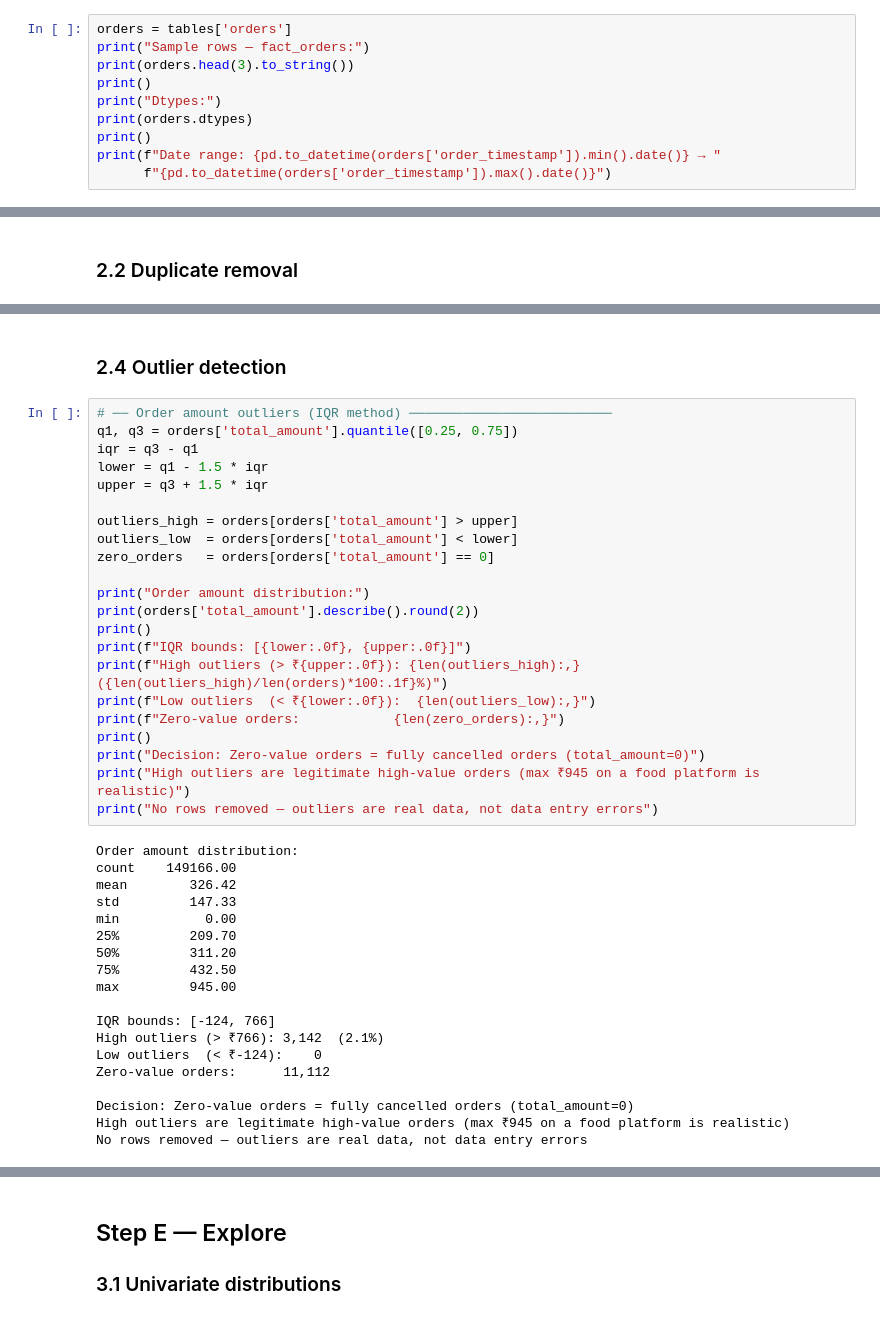
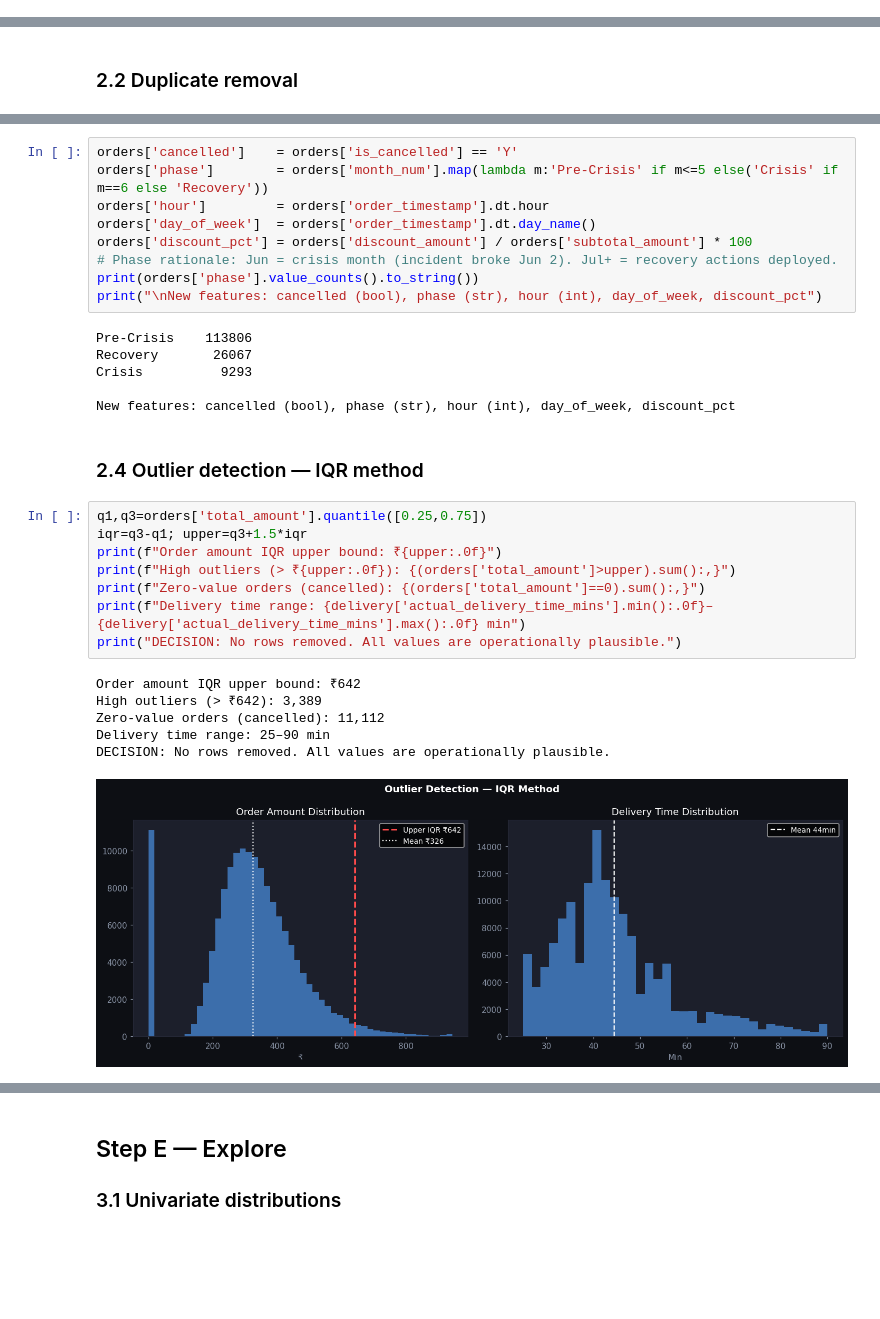
Before and after one commit to aman-24052001/quickbite-crisis-recovery-analysis, a Jupyter notebook: notebooks/quickbite_osemn_analysis.ipynb, the cells around one changed output, grey strips where cells are left out. Saved outputs shown, nothing was run; the diff lists cells and outputs as text; blank space fills up the shorter version.

Commit message:
feat: fully executed OSEMN notebook with 11 embedded charts — all outputs visible on GitHub

```diff
--- a/notebooks/quickbite_osemn_analysis.ipynb
+++ b/notebooks/quickbite_osemn_analysis.ipynb
@@ -115,10 +17,0 @@ Columns in fact_orders:
-# %%
-orders = tables['orders']
-print("Sample rows — fact_orders:")
-print(orders.head(3).to_string())
-print()
-print("Dtypes:")
-print(orders.dtypes)
-print()
-print(f"Date range: {pd.to_datetime(orders['order_timestamp']).min().date()} → "
-      f"{pd.to_datetime(orders['order_timestamp']).max().date()}")
@@ -291,43 +61,32 @@ After ordinal encoding:
+# %%
+orders['cancelled']    = orders['is_cancelled'] == 'Y'
+orders['phase']        = orders['month_num'].map(lambda m:'Pre-Crisis' if m<=5 else('Crisis' if m==6 else 'Recovery'))
+orders['hour']         = orders['order_timestamp'].dt.hour
+orders['day_of_week']  = orders['order_timestamp'].dt.day_name()
+orders['discount_pct'] = orders['discount_amount'] / orders['subtotal_amount'] * 100
+# Phase rationale: Jun = crisis month (incident broke Jun 2). Jul+ = recovery actions deployed.
+print(orders['phase'].value_counts().to_string())
+print("\nNew features: cancelled (bool), phase (str), hour (int), day_of_week, discount_pct")
+# %% [output]
+Pre-Crisis    113806
+Recovery       26067
+Crisis          9293
+
+New features: cancelled (bool), phase (str), hour (int), day_of_week, discount_pct
 # %% [markdown]
-### 2.4 Outlier detection
+### 2.4 Outlier detection — IQR method
 # %%
-# ── Order amount outliers (IQR method) ──────────────────────────
-q1, q3 = orders['total_amount'].quantile([0.25, 0.75])
-iqr = q3 - q1
-lower = q1 - 1.5 * iqr
-upper = q3 + 1.5 * iqr
-
-outliers_high = orders[orders['total_amount'] > upper]
-outliers_low  = orders[orders['total_amount'] < lower]
-zero_orders   = orders[orders['total_amount'] == 0]
-
-print("Order amount distribution:")
-print(orders['total_amount'].describe().round(2))
-print()
-print(f"IQR bounds: [{lower:.0f}, {upper:.0f}]")
-print(f"High outliers (> ₹{upper:.0f}): {len(outliers_high):,}  ({len(outliers_high)/len(orders)*100:.1f}%)")
-print(f"Low outliers  (< ₹{lower:.0f}):  {len(outliers_low):,}")
-print(f"Zero-value orders:            {len(zero_orders):,}")
-print()
-print("Decision: Zero-value orders = fully cancelled orders (total_amount=0)")
-print("High outliers are legitimate high-value orders (max ₹945 on a food platform is realistic)")
-print("No rows removed — outliers are real data, not data entry errors")
+q1,q3=orders['total_amount'].quantile([0.25,0.75])
+iqr=q3-q1; upper=q3+1.5*iqr
+print(f"Order amount IQR upper bound: ₹{upper:.0f}")
+print(f"High outliers (> ₹{upper:.0f}): {(orders['total_amount']>upper).sum():,}")
+print(f"Zero-value orders (cancelled): {(orders['total_amount']==0).sum():,}")
+print(f"Delivery time range: {delivery['actual_delivery_time_mins'].min():.0f}–{delivery['actual_delivery_time_mins'].max():.0f} min")
+print("DECISION: No rows removed. All values are operationally plausible.")
 # %% [output]
-Order amount distribution:
-count    149166.00
-mean        326.42
-std         147.33
-min           0.00
-25%         209.70
-50%         311.20
-75%         432.50
-max         945.00
-
-IQR bounds: [-124, 766]
-High outliers (> ₹766): 3,142  (2.1%)
-Low outliers  (< ₹-124):    0
-Zero-value orders:      11,112
-
-Decision: Zero-value orders = fully cancelled orders (total_amount=0)
-High outliers are legitimate high-value orders (max ₹945 on a food platform is realistic)
-No rows removed — outliers are real data, not data entry errors
+Order amount IQR upper bound: ₹642
+High outliers (> ₹642): 3,389
+Zero-value orders (cancelled): 11,112
+Delivery time range: 25–90 min
+DECISION: No rows removed. All values are operationally plausible.
+[figure, added]
```
Also changed, not shown: parts of 52 cells of this notebook.
